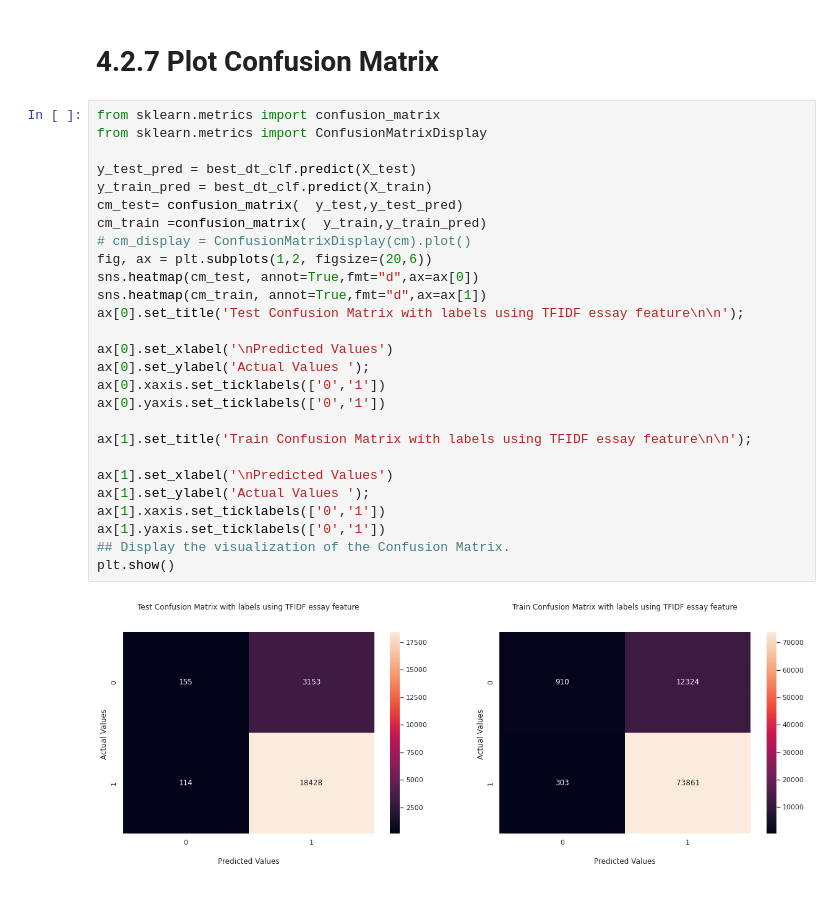
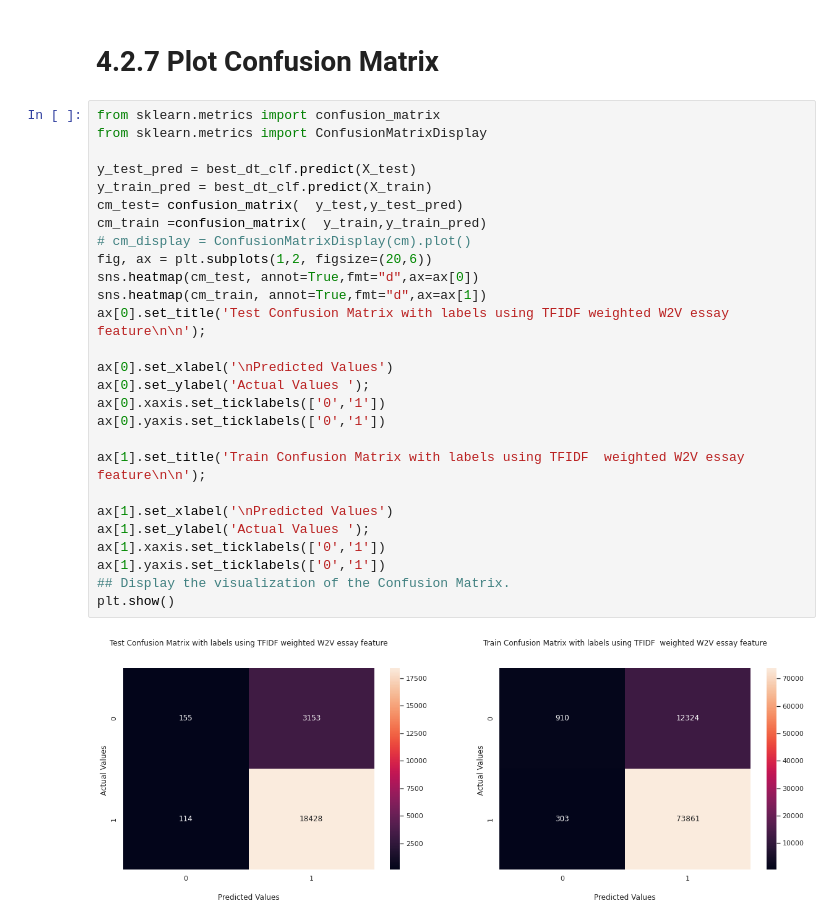
Before and after one commit to cr21/Donor-s-Choose-Project-Approval, a Jupyter notebook: gbdt.ipynb, the cells around one changed output. Saved outputs shown, nothing was run; the diff lists cells and outputs as text.

```diff
--- a/gbdt.ipynb
+++ b/gbdt.ipynb
@@ -698,29 +698,29 @@ plt.show()
 # %%
 from sklearn.metrics import confusion_matrix
 from sklearn.metrics import ConfusionMatrixDisplay
 
 y_test_pred = best_dt_clf.predict(X_test)
 y_train_pred = best_dt_clf.predict(X_train)
 cm_test= confusion_matrix(  y_test,y_test_pred)
 cm_train =confusion_matrix(  y_train,y_train_pred)
 # cm_display = ConfusionMatrixDisplay(cm).plot()
 fig, ax = plt.subplots(1,2, figsize=(20,6))
 sns.heatmap(cm_test, annot=True,fmt="d",ax=ax[0])
 sns.heatmap(cm_train, annot=True,fmt="d",ax=ax[1])
-ax[0].set_title('Test Confusion Matrix with labels using TFIDF essay feature\n\n');
+ax[0].set_title('Test Confusion Matrix with labels using TFIDF weighted W2V essay feature\n\n');
 
 ax[0].set_xlabel('\nPredicted Values')
 ax[0].set_ylabel('Actual Values ');
 ax[0].xaxis.set_ticklabels(['0','1'])
 ax[0].yaxis.set_ticklabels(['0','1'])
 
-ax[1].set_title('Train Confusion Matrix with labels using TFIDF essay feature\n\n');
+ax[1].set_title('Train Confusion Matrix with labels using TFIDF  weighted W2V essay feature\n\n');
 
 ax[1].set_xlabel('\nPredicted Values')
 ax[1].set_ylabel('Actual Values ');
 ax[1].xaxis.set_ticklabels(['0','1'])
 ax[1].yaxis.set_ticklabels(['0','1'])
 ## Display the visualization of the Confusion Matrix.
 plt.show()
 # %% [output]
-[figure, old version]
+[figure, new version]
```
Also changed, not shown: parts of 1 cell of this notebook.
